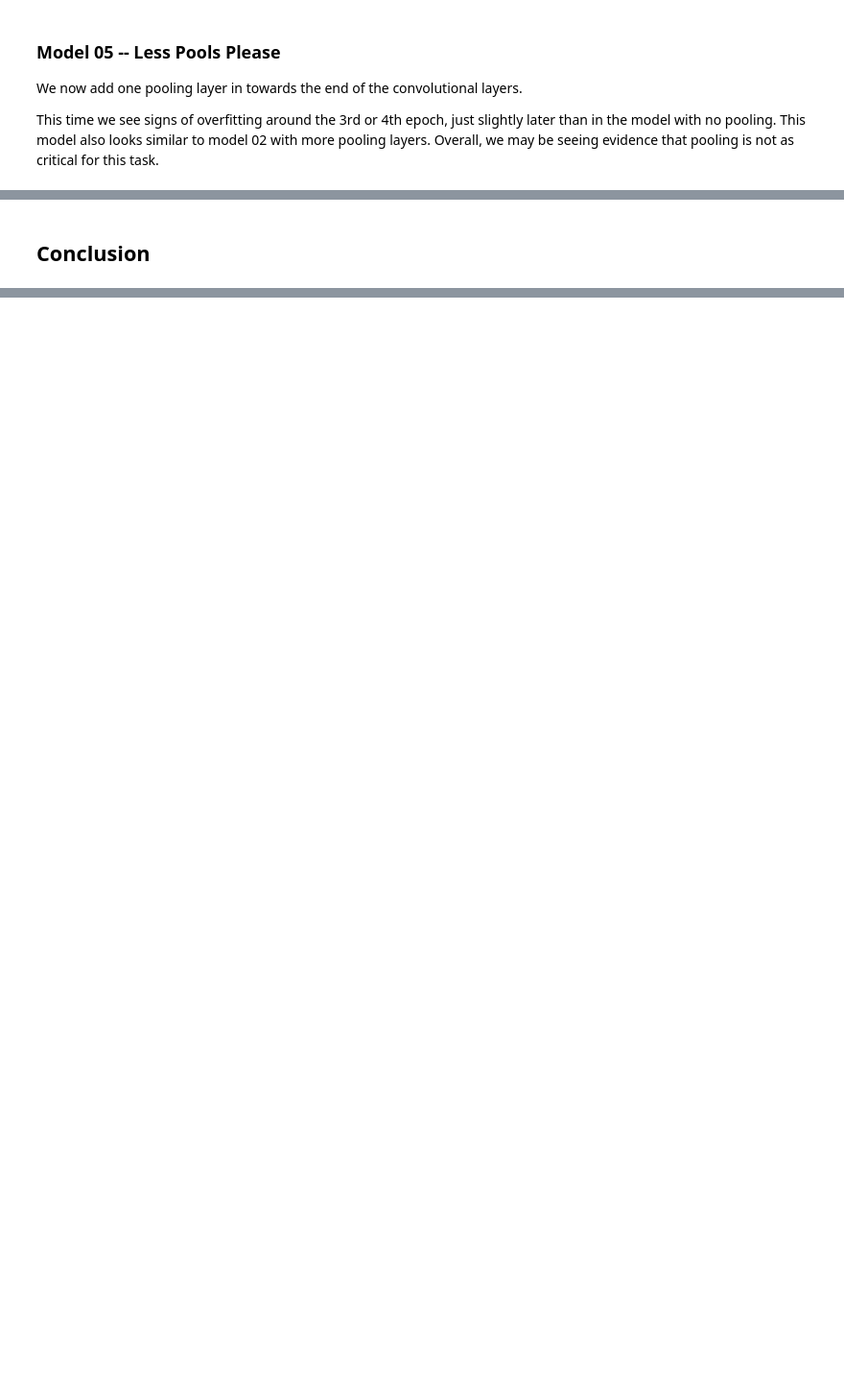
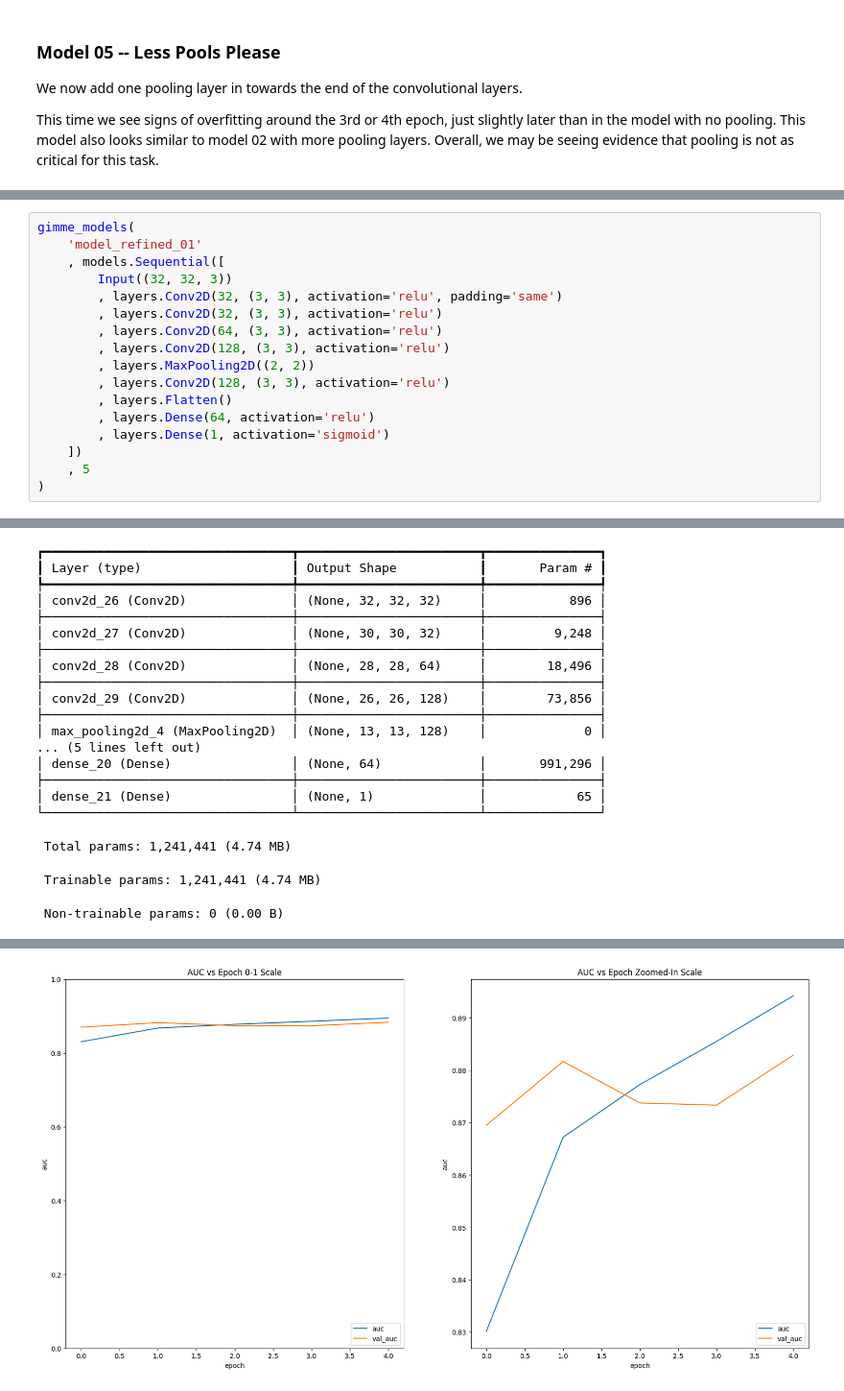
Before and after one commit to jhleakakos/cnn-cancer-detection, a Jupyter notebook: so_convolved.ipynb, the cells around one changed output, grey strips where cells are left out. Shown at 96% size. Drawn from its saved outputs; the diff is of its cells as text; blank space fills up the shorter version.

```diff
--- a/so_convolved.ipynb
+++ b/so_convolved.ipynb
@@ -970,2 +975,18 @@ Epoch 4/4
-# %% [markdown]
-## Conclusion
+# %%
+gimme_models(
+    'model_refined_01'
+    , models.Sequential([
+        Input((32, 32, 3))
+        , layers.Conv2D(32, (3, 3), activation='relu', padding='same')
+        , layers.Conv2D(32, (3, 3), activation='relu')
+        , layers.Conv2D(64, (3, 3), activation='relu')
+        , layers.Conv2D(128, (3, 3), activation='relu')
+        , layers.MaxPooling2D((2, 2))
+        , layers.Conv2D(128, (3, 3), activation='relu')
+        , layers.Flatten()
+        , layers.Dense(64, activation='relu')
+        , layers.Dense(1, activation='sigmoid')
+    ])
+    , 5
+)
+# %% [output]
@@ -971,0 +994,20 @@ Epoch 4/4
+┏━━━━━━━━━━━━━━━━━━━━━━━━━━━━━━━━━┳━━━━━━━━━━━━━━━━━━━━━━━━┳━━━━━━━━━━━━━━━┓
+┃ Layer (type)                    ┃ Output Shape           ┃       Param # ┃
+┡━━━━━━━━━━━━━━━━━━━━━━━━━━━━━━━━━╇━━━━━━━━━━━━━━━━━━━━━━━━╇━━━━━━━━━━━━━━━┩
+│ conv2d_26 (Conv2D)              │ (None, 32, 32, 32)     │           896 │
+├─────────────────────────────────┼────────────────────────┼───────────────┤
+│ conv2d_27 (Conv2D)              │ (None, 30, 30, 32)     │         9,248 │
+├─────────────────────────────────┼────────────────────────┼───────────────┤
+│ conv2d_28 (Conv2D)              │ (None, 28, 28, 64)     │        18,496 │
+├─────────────────────────────────┼────────────────────────┼───────────────┤
+│ conv2d_29 (Conv2D)              │ (None, 26, 26, 128)    │        73,856 │
+├─────────────────────────────────┼────────────────────────┼───────────────┤
+│ max_pooling2d_4 (MaxPooling2D)  │ (None, 13, 13, 128)    │             0 │
+... (5 lines left out)
+│ dense_20 (Dense)                │ (None, 64)             │       991,296 │
+├─────────────────────────────────┼────────────────────────┼───────────────┤
+│ dense_21 (Dense)                │ (None, 1)              │            65 │
+└─────────────────────────────────┴────────────────────────┴───────────────┘
+ Total params: 1,241,441 (4.74 MB)
+ Trainable params: 1,241,441 (4.74 MB)
+ Non-trainable params: 0 (0.00 B)
@@ -971,0 +1029 @@ Epoch 4/4
+[figure, added]
```
Also changed, not shown: parts of 30 cells of this notebook.
